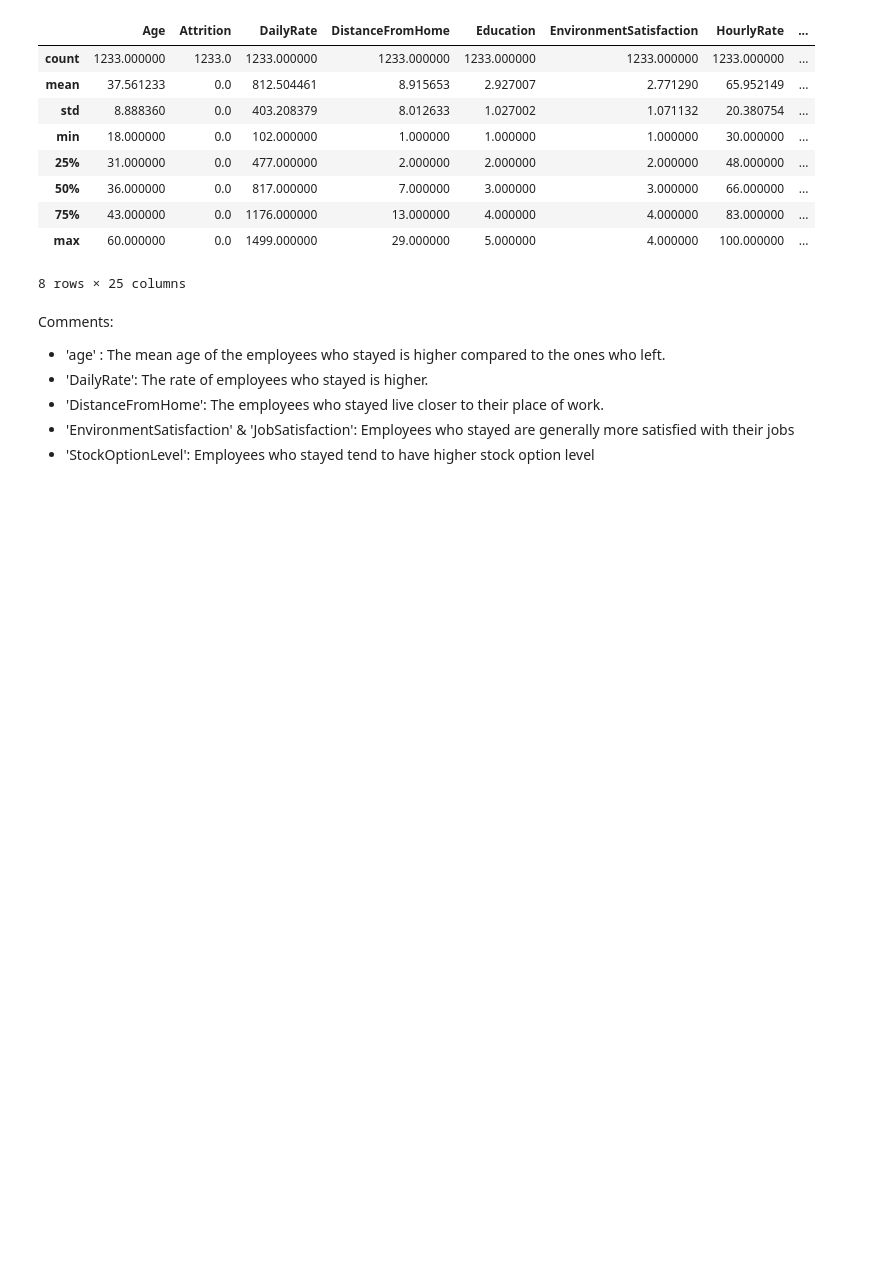
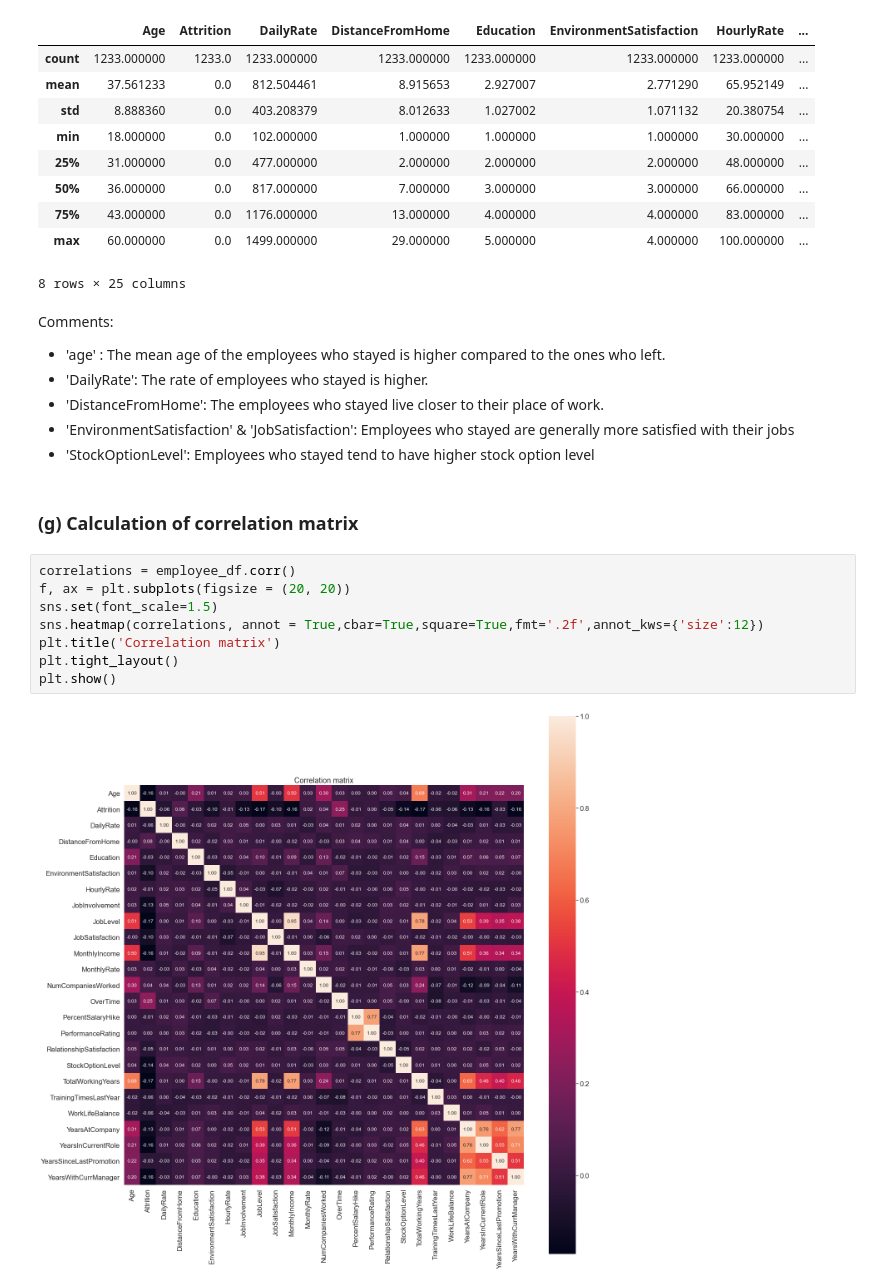
Before and after one commit to Panostam/Human_Resources_Department_Project, a Jupyter notebook: HR_Project.ipynb, the cells around one changed output. Saved outputs shown, nothing was run; the diff lists cells and outputs as text; blank space fills up the shorter version.

```diff
--- a/HR_Project.ipynb
+++ b/HR_Project.ipynb
@@ -173,3 +158,15 @@ Comments:
 * 'DistanceFromHome': The employees who stayed live closer to their place of work.
 * 'EnvironmentSatisfaction' & 'JobSatisfaction': Employees who stayed are generally more satisfied with their jobs
 * 'StockOptionLevel': Employees who stayed tend to have higher stock option level
+# %% [markdown]
+### (g) Calculation of correlation matrix
+# %%
+correlations = employee_df.corr()
+f, ax = plt.subplots(figsize = (20, 20))
+sns.set(font_scale=1.5)
+sns.heatmap(correlations, annot = True,cbar=True,square=True,fmt='.2f',annot_kws={'size':12})
+plt.title('Correlation matrix')
+plt.tight_layout()
+plt.show()
+# %% [output]
+[figure, added]
```
Also changed, not shown: parts of 17 cells of this notebook.
